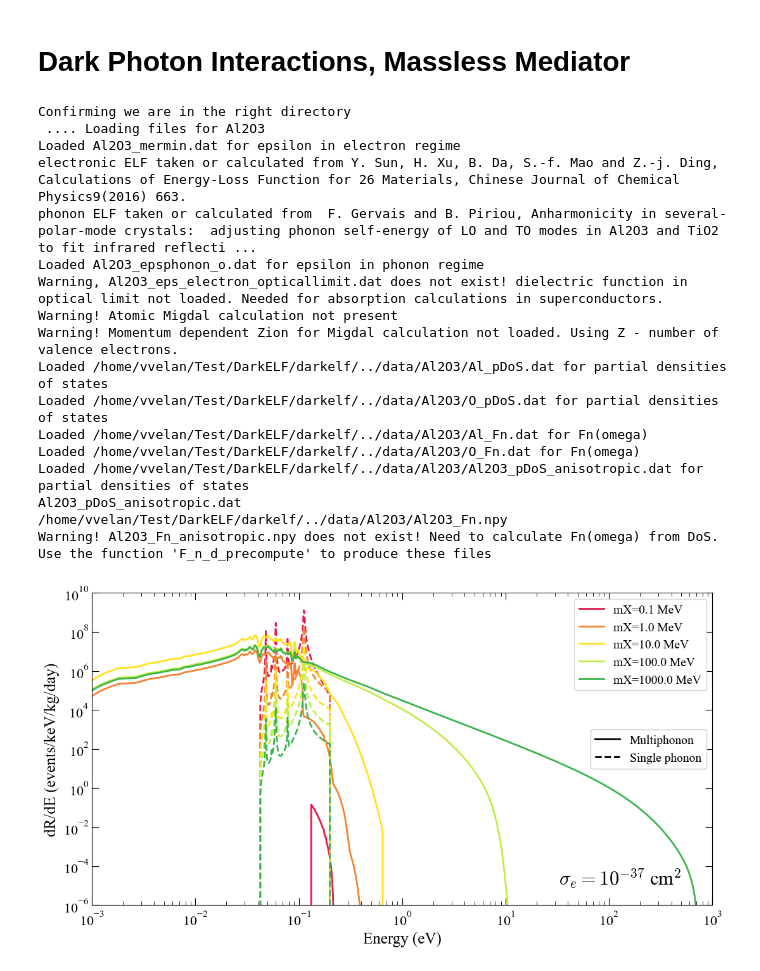
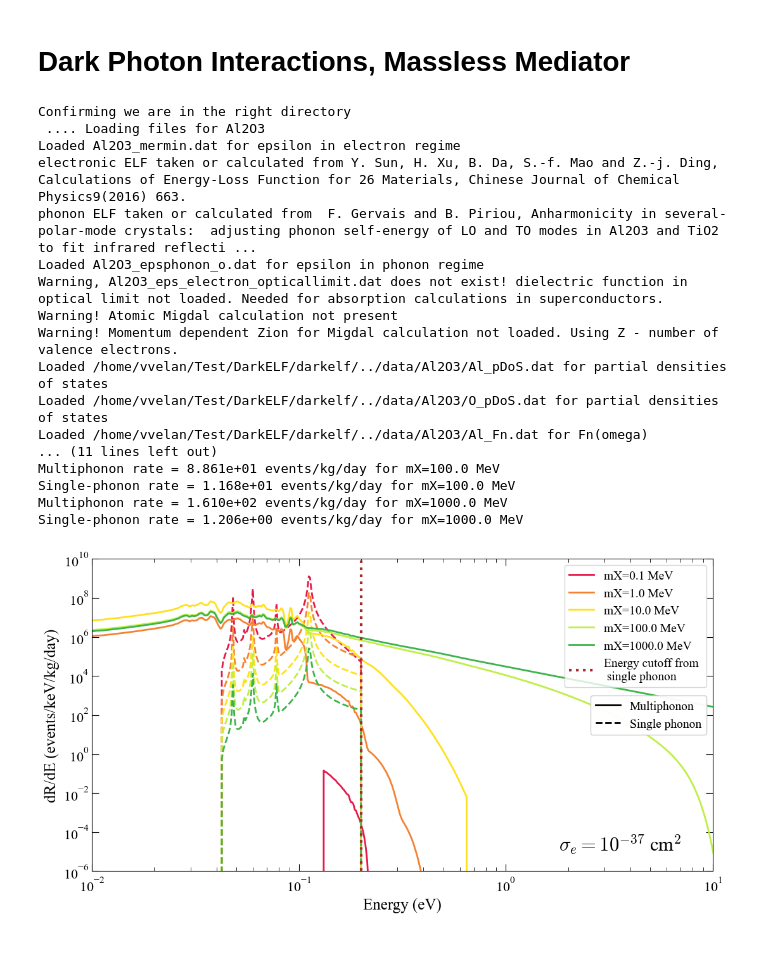
Before and after one commit to spice-herald/DarkLim, a Jupyter notebook: examples/all_elf_models.ipynb, the cells around one changed output. Drawn from its saved outputs; the diff is of its cells as text; code cells hidden in the pictures.

```diff
--- a/examples/all_elf_models.ipynb
+++ b/examples/all_elf_models.ipynb
@@ -46,7 +46,7 @@ E_eV_arr = E_keV_arr * 1e3
 sapphire = darkelf(target='Al2O3', filename="Al2O3_mermin.dat", phonon_filename='Al2O3_epsphonon_o.dat')
 
 mX_arr = [100e3, 1e6, 10e6, 100e6, 1e9] # DM masses in eV
-sigman = 1e-37 # DM-nucleon cross section in cm^2
+sigman = 1e-31 # DM-nucleon cross section in cm^2
 
 handles_curves = []
 for i, (mX, color) in enumerate(zip(mX_arr, colors)):
@@ -64,6 +64,11 @@ for i, (mX, color) in enumerate(zip(mX_arr, colors)):
 
     ax.plot(E_eV_arr, dRdE_arr, '--', lw=2, color=color)
 
+lee_input_file = 'Run57_LEE_templates/combined_spectra_shared57_CRESST_extrap.txt'
+E_keV_arr, dRdE_arr, _ = np.loadtxt(lee_input_file, unpack=True)
+l, = ax.plot(E_keV_arr * 1e3, dRdE_arr, '-', lw=3, color='magenta', label='LEE Model')
+handles_curves.append(l)
+
 handles_info = []
 l, = ax.plot([], [], '-', lw=2, color='k', label='Multiphonon')
 handles_info.append(l)
@@ -73,11 +78,12 @@ handles_info.append(l)
 ax.set_xscale('log')
 ax.set_yscale('log')
 ax.set_xlabel('Energy (eV)')
-ax.set_ylabel('dR/dE (events/keV/kg/day)')
-ax.set_ylim([1e-6, 1e14])
+ax.set_ylabel('dR/dE (events/keV/day)')
+ax.set_ylim([1e0, 1e20])
 ax.set_xlim([1e-3, 1e3])
 
-ax.text(0.95, 0.05, r'$\sigma_n = 10^{-37}$ cm$^2$', transform=ax.transAxes, fontsize=22, ha='right', va='bottom')
+ax.text(0.5, 0.90, r'1 kg of Al2O3', transform=ax.transAxes, fontsize=20, ha='right', va='top')
+ax.text(0.5, 0.84, r'$\sigma_n = 10^{-31}$ cm$^2$', transform=ax.transAxes, fontsize=20, ha='right', va='top')
 
 leg1 = ax.legend(handles=handles_curves, loc='upper right', fontsize=14, frameon=True)
 ax.add_artist(leg1)
@@ -276,13 +282,19 @@ for i, (mX, color) in enumerate(zip(mX_arr, colors)):
     l, = ax.plot(E_eV_arr, dRdE_arr, '-', lw=2, label=f'mX={mX/1e6:.1f} MeV', color=color)
     handles_curves.append(l)
 
+    R = np.trapz(dRdE_arr[E_eV_arr >= E_cutoff_single_phonon_eV], E_keV_arr[E_eV_arr >= E_cutoff_single_phonon_eV])
+    print(f'Multiphonon rate = {R:.3e} events/kg/day for mX={mX/1e6:.1f} MeV')
+
     dRdE_arr = [sapphire.dRdomega_phonon(E, sigmae=sigmae) for E in E_eV_arr]
     dRdE_arr = np.array(dRdE_arr) * 1000 / 365.25
 
     ax.plot(E_eV_arr, dRdE_arr, '--', lw=2, color=color)
 
-#l, = ax.plot([E_cutoff_single_phonon_eV, E_cutoff_single_phonon_eV], [1e-20, 1e20], ':', color='brown', lw=3, label='Energy cutoff from \n single phonon')
-#handles_curves.append(l)
+    R = np.trapz(dRdE_arr, E_keV_arr)
+    print(f'Single-phonon rate = {R:.3e} events/kg/day for mX={mX/1e6:.1f} MeV')
+
+l, = ax.plot([E_cutoff_single_phonon_eV, E_cutoff_single_phonon_eV], [1e-20, 1e20], ':', color='brown', lw=3, label='Energy cutoff from \n single phonon')
+handles_curves.append(l)
 
 handles_info = []
 l, = ax.plot([], [], '-', lw=2, color='k', label='Multiphonon')
@@ -291,37 +303,37 @@ l, = ax.plot([], [], '--', lw=2, color='k', label='Single phonon')
 handles_info.append(l)
 
 ax.set_xscale('log')
 ax.set_yscale('log')
 ax.set_xlabel('Energy (eV)')
 ax.set_ylabel('dR/dE (events/keV/kg/day)')
 ax.set_ylim([1e-6, 1e10])
-ax.set_xlim([1e-3, 1e3])
+ax.set_xlim([1e-2, 1e1])
 
 ax.text(0.95, 0.05, r'$\sigma_e = 10^{-37}$ cm$^2$', transform=ax.transAxes, fontsize=22, ha='right', va='bottom')
 
 leg1 = ax.legend(handles=handles_curves, loc='upper right', fontsize=14, frameon=True)
 ax.add_artist(leg1)
 leg2 = ax.legend(handles=handles_info, loc='center right', fontsize=14, frameon=True)
 ax.add_artist(leg2)
 
 fig.tight_layout()
 fig.show()
 # %% [output]
 Confirming we are in the right directory
  .... Loading files for Al2O3
 Loaded Al2O3_mermin.dat for epsilon in electron regime
 electronic ELF taken or calculated from Y. Sun, H. Xu, B. Da, S.-f. Mao and Z.-j. Ding, Calculations of Energy-Loss Function for 26 Materials, Chinese Journal of Chemical Physics9(2016) 663.
 phonon ELF taken or calculated from  F. Gervais and B. Piriou, Anharmonicity in several-polar-mode crystals:  adjusting phonon self-energy of LO and TO modes in Al2O3 and TiO2 to fit infrared reflecti ...
 Loaded Al2O3_epsphonon_o.dat for epsilon in phonon regime
 Warning, Al2O3_eps_electron_opticallimit.dat does not exist! dielectric function in optical limit not loaded. Needed for absorption calculations in superconductors.
 Warning! Atomic Migdal calculation not present
 Warning! Momentum dependent Zion for Migdal calculation not loaded. Using Z - number of valence electrons.
 Loaded /home/vvelan/Test/DarkELF/darkelf/../data/Al2O3/Al_pDoS.dat for partial densities of states
 Loaded /home/vvelan/Test/DarkELF/darkelf/../data/Al2O3/O_pDoS.dat for partial densities of states
 Loaded /home/vvelan/Test/DarkELF/darkelf/../data/Al2O3/Al_Fn.dat for Fn(omega)
-Loaded /home/vvelan/Test/DarkELF/darkelf/../data/Al2O3/O_Fn.dat for Fn(omega)
-Loaded /home/vvelan/Test/DarkELF/darkelf/../data/Al2O3/Al2O3_pDoS_anisotropic.dat for partial densities of states
-Al2O3_pDoS_anisotropic.dat
-/home/vvelan/Test/DarkELF/darkelf/../data/Al2O3/Al2O3_Fn.npy
-Warning! Al2O3_Fn_anisotropic.npy does not exist! Need to calculate Fn(omega) from DoS. Use the function 'F_n_d_precompute' to produce these files
+... (11 lines left out)
+Multiphonon rate = 8.861e+01 events/kg/day for mX=100.0 MeV
+Single-phonon rate = 1.168e+01 events/kg/day for mX=100.0 MeV
+Multiphonon rate = 1.610e+02 events/kg/day for mX=1000.0 MeV
+Single-phonon rate = 1.206e+00 events/kg/day for mX=1000.0 MeV
-[figure, old version]
+[figure, new version]
```
Also changed, not shown: parts of 1 cell of this notebook.
